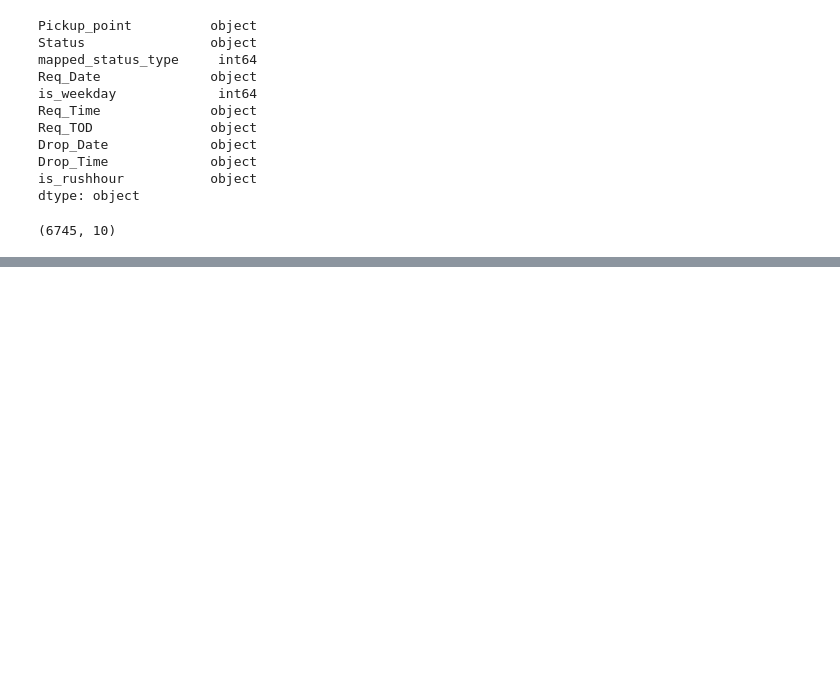
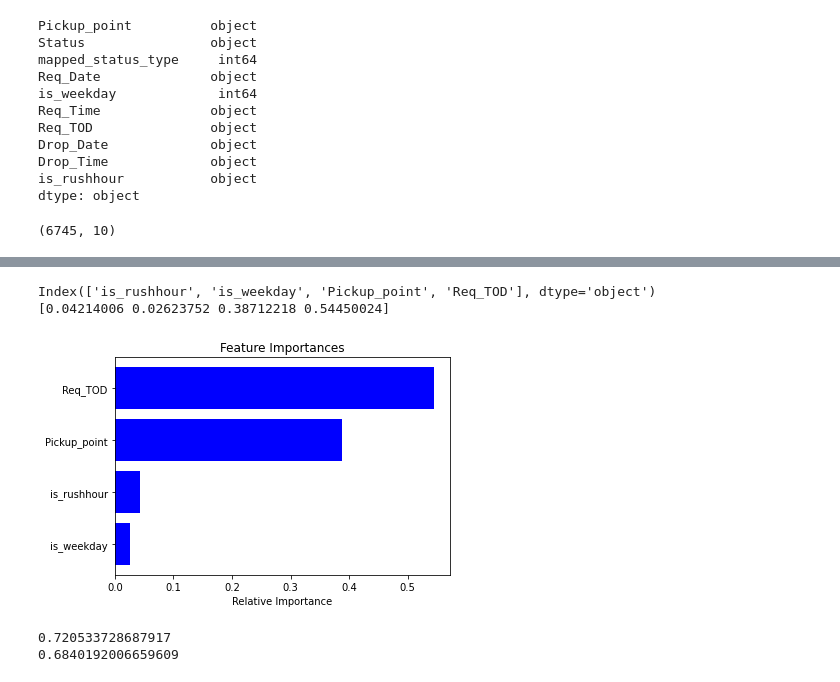
Before and after one commit to pmurthy98a89/UberRequestStatusML, a Jupyter notebook: Final Assignment_Uber.ipynb, the cells around one changed output, grey strips where cells are left out. Saved outputs shown, nothing was run; the diff lists cells and outputs as text; code cells hidden in the pictures; blank space fills up the shorter version.

```diff
--- a/Final Assignment_Uber.ipynb
+++ b/Final Assignment_Uber.ipynb
@@ -489,0 +553,23 @@ df.shape
+# %%
+# import library
+from sklearn.ensemble import RandomForestClassifier
+
+# define X and y
+XRF = df[['is_rushhour', 'is_weekday', 'Pickup_point', 'Req_TOD']]
+label_encode(XRF, XRF.columns.values)
+
+yRF = df[['mapped_status_type']]
+label_encode(yRF, yRF.columns.values)
+
+# split X and y into training and testing sets
+XRF_train, XRF_test, yRF_train, yRF_test = train_test_split(XRF, yRF, test_size = 0.20, random_state = 1)
+
+# instantiate model
+modelRF = RandomForestClassifier(random_state=1, max_depth=10)
+
+# fit model
+modelRF.fit(XRF_train, yRF_train)
+
+# make estimations for the testing set
+yRF_pred = modelRF.predict(XRF_test)
+yRF_pred
@@ -489,0 +583,27 @@ df.shape
+# %%
+features = XRF.columns
+print(features)
+importances = modelRF.feature_importances_
+print(importances)
+# %% [output]
+Index(['is_rushhour', 'is_weekday', 'Pickup_point', 'Req_TOD'], dtype='object')
+[0.04214006 0.02623752 0.38712218 0.54450024]
+# %%
+indices = np.argsort(importances)[-4:]
+plt.title('Feature Importances')
+plt.barh(range(len(indices)), importances[indices], color='b', align='center')
+plt.yticks(range(len(indices)), [features[i] for i in indices])
+plt.xlabel('Relative Importance')
+plt.show()
+# %% [output]
+[figure, added]
+# %%
+# fit model
+modelRF.fit(XRF_train, yRF_train)
+yRF_pred = modelRF.predict(XRF_test)
+from sklearn import metrics
+print(metrics.accuracy_score(yRF_test, yRF_pred))
+print(metrics.roc_auc_score(yRF_test, yRF_pred))
+# %% [output]
+0.720533728687917
+0.6840192006659609
```
Also changed, not shown: parts of 12 cells of this notebook.
